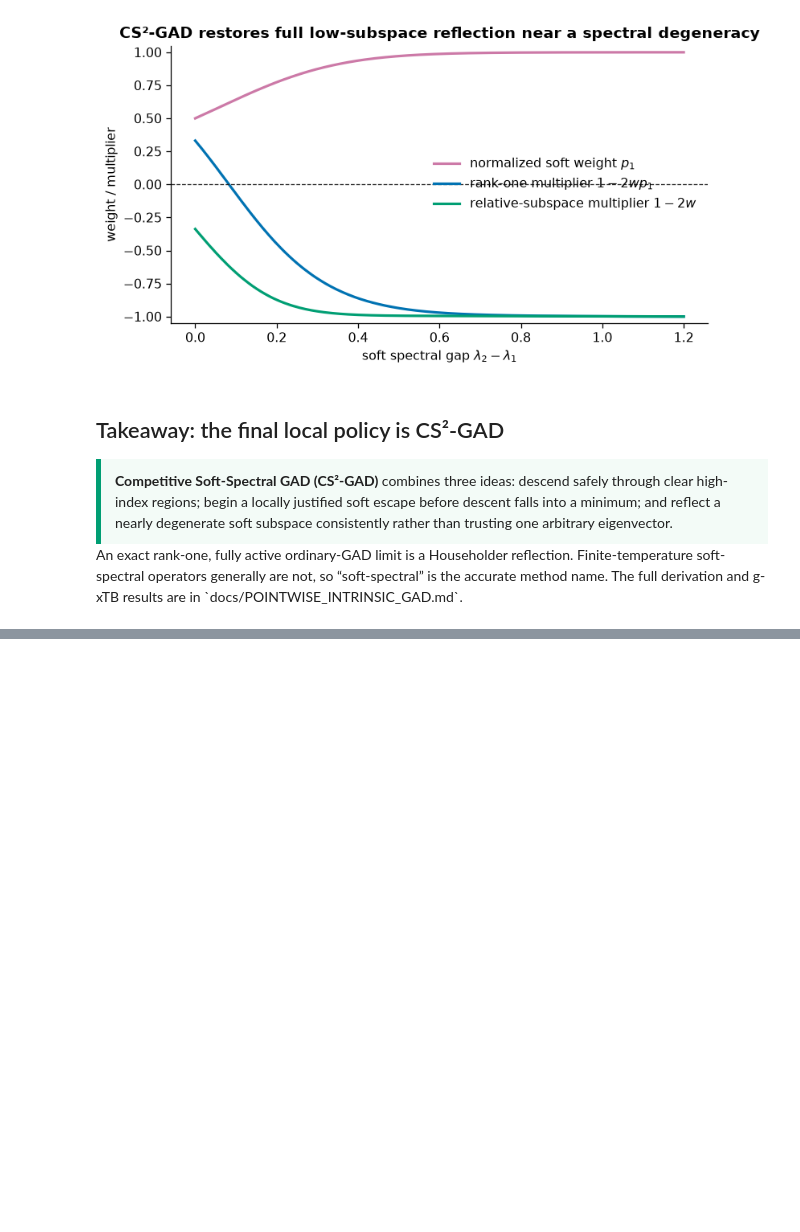
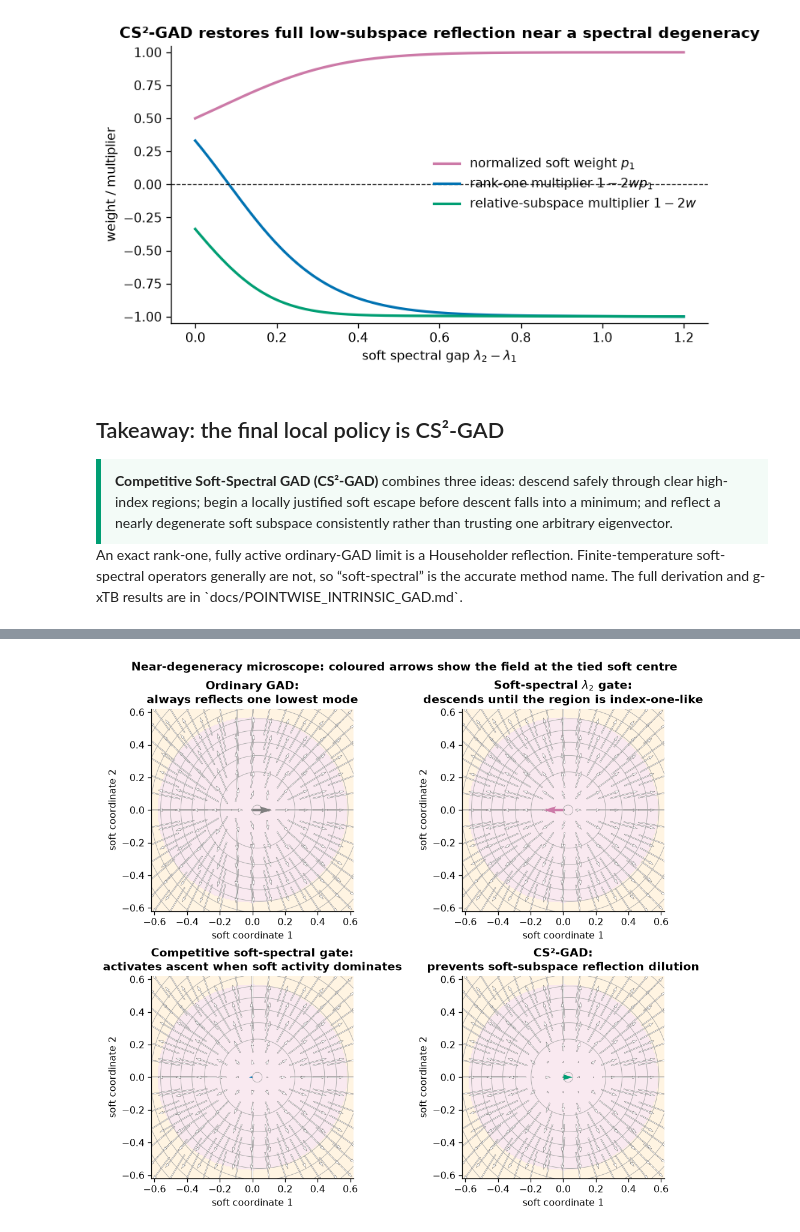
Before and after one commit to memo-ozdincer/GAD_plus, a Jupyter notebook: examples/gad_evolution_four_wells.ipynb, the cells around one changed output, grey strips where cells are left out. Saved outputs shown, nothing was run; the diff lists cells and outputs as text; code cells hidden in the pictures; blank space fills up the shorter version.

```diff
--- a/examples/gad_evolution_four_wells.ipynb
+++ b/examples/gad_evolution_four_wells.ipynb
@@ -286,0 +291,47 @@ An exact rank-one, fully active ordinary-GAD limit is a Householder reflection.
+# %%
+EPS_MICRO, BETA_MICRO, TAU_MICRO = 0.12, 0.08, 0.18
+def E_micro(q):
+    x, y = q
+    return (x*x + y*y - 1.)**2 + EPS_MICRO*x + BETA_MICRO*y*y
+def g_micro(q):
+    x, y = q; r2 = x*x + y*y
+    return np.array([4*x*(r2-1.) + EPS_MICRO, 4*y*(r2-1.) + 2*BETA_MICRO*y])
+def H_micro(q):
+    x, y = q; r2 = x*x + y*y
+    return np.array([[4*(r2-1.) + 8*x*x, 8*x*y],
+                     [8*x*y, 4*(r2-1.) + 8*y*y + 2*BETA_MICRO]])
+def phi_micro(q, key):
+    lam, U = np.linalg.eigh(H_micro(q))
+    c = U.T @ g_micro(q)
+    scale = max(np.sqrt(np.mean(lam**2)), 1e-12)
+    z = lam / (TAU_MICRO * scale)
+    p = np.exp(-z - np.max(-z)); p /= p.sum()
+    neg = sigmoid(-z); w2 = sigmoid(z[1])
+    soft = np.sum(p*c*c); extra = np.sum(neg*(1-p)**2*c*c)
+    chi = soft/(soft+extra) if soft+extra else 0.
+    if key == "ordinary": w, r = 1., np.array([1., 0.])
+    elif key == "lambda2": w, r = w2, p
+    elif key == "competitive": w, r = w2+(1-w2)*chi, p
+    else: w, r = w2+(1-w2)*chi, p/p.max()
+    return U @ (-(1-2*w*r)*c)
+
+u = np.linspace(-.62, .62, 160); UX, UY = np.meshgrid(u, u)
+EM = np.vectorize(lambda x, y: E_micro((x, y)))(UX, UY)
+IM = np.array([[(np.linalg.eigvalsh(H_micro((x,y))) < 0).sum() for x in u] for y in u])
+fig, axes = plt.subplots(2, 2, figsize=(9, 8), constrained_layout=True)
+for ax, policy in zip(axes.flat, POLICIES):
+    ax.contourf(UX, UY, IM, levels=[-.5,.5,1.5,2.5], cmap=INDEX_CMAP, alpha=.84)
+    ax.contour(UX, UY, EM, levels=11, colors="#A8A8A8", linewidths=.55)
+    a=np.linspace(-.56,.56,13); AX,AY=np.meshgrid(a,a); P=np.c_[AX.ravel(),AY.ravel()]
+    V=np.array([phi_micro(q, policy.key) for q in P])
+    ax.quiver(P[:,0],P[:,1],V[:,0],V[:,1],angles="xy",scale_units="xy",scale=7,pivot="mid",
+              facecolor="white",edgecolor="#151515",linewidth=.18,width=.0045)
+    v=phi_micro(np.zeros(2), policy.key)
+    ax.quiver([0],[0],[v[0]],[v[1]],angles="xy",scale_units="xy",scale=1,
+              color=COLORS[policy.key],width=.012,zorder=5)
+    ax.set(title=policy.name, xlim=(-.62,.62), ylim=(-.62,.62), aspect="equal",
+           xlabel="soft coordinate 1", ylabel="soft coordinate 2")
+fig.suptitle("Near-degeneracy microscope: coloured arrows show the field at the tied soft centre", fontweight="bold")
+plt.show()
+# %% [output]
+[figure, added]
```
Also changed, not shown: parts of 7 cells of this notebook.
